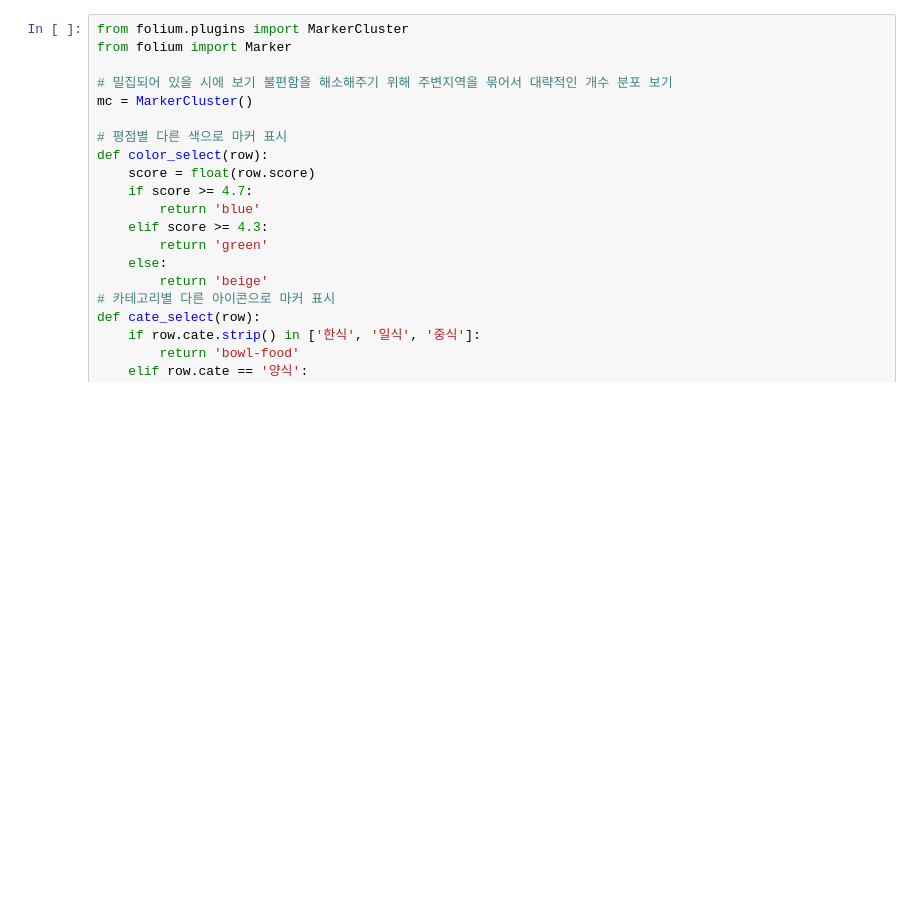
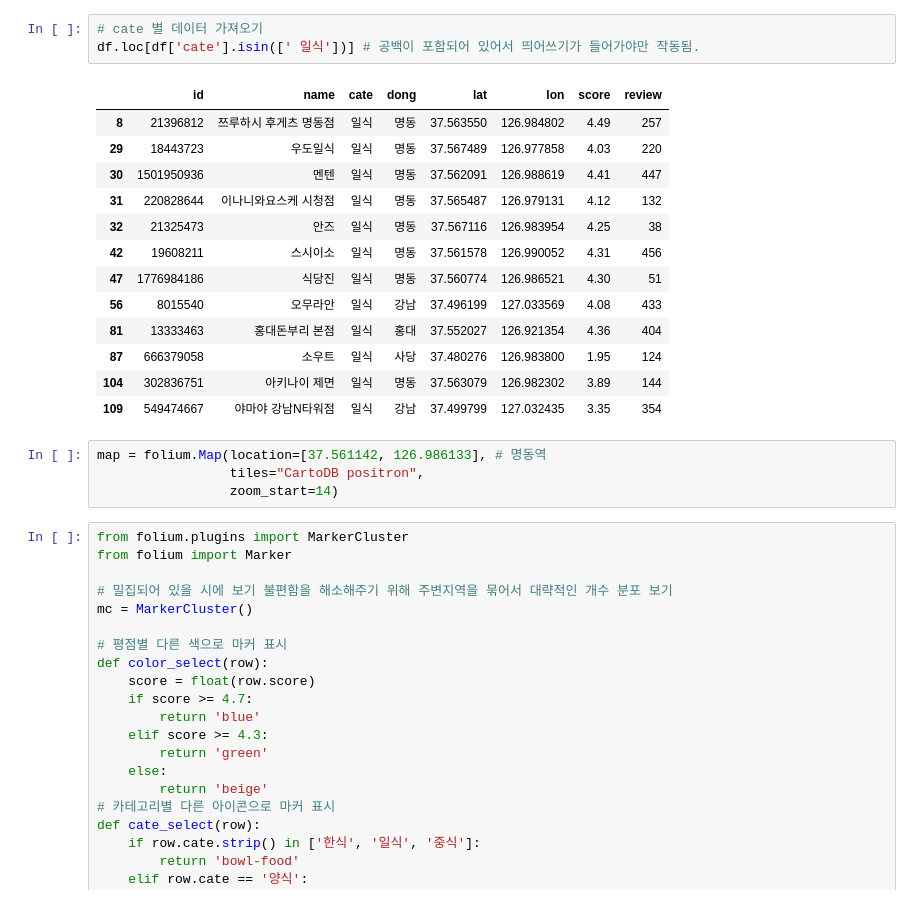
Before and after one commit to myeongzip/recommend_map, a Jupyter notebook: map_recommend.ipynb, the cells around one changed output. Cells and saved outputs as stored; diff of their text form; blank space fills up the shorter version.

```diff
--- a/map_recommend.ipynb
+++ b/map_recommend.ipynb
@@ -18,3 +67,24 @@ map = folium.Map(location=[37.561142, 126.986133], # 명동역
+# %%
+# cate 별 데이터 가져오기
+df.loc[df['cate'].isin([' 일식'])] # 공백이 포함되어 있어서 띄어쓰기가 들어가야만 작동됨.
+# %% [output]
+|  | id | name | cate | dong | lat | lon | score | review |
+| 8 | 21396812 | 쯔루하시 후게츠 명동점 | 일식 | 명동 | 37.563550 | 126.984802 | 4.49 | 257 |
+| 29 | 18443723 | 우도일식 | 일식 | 명동 | 37.567489 | 126.977858 | 4.03 | 220 |
+| 30 | 1501950936 | 멘텐 | 일식 | 명동 | 37.562091 | 126.988619 | 4.41 | 447 |
+| 31 | 220828644 | 이나니와요스케 시청점 | 일식 | 명동 | 37.565487 | 126.979131 | 4.12 | 132 |
+| 32 | 21325473 | 안즈 | 일식 | 명동 | 37.567116 | 126.983954 | 4.25 | 38 |
+| 42 | 19608211 | 스시이소 | 일식 | 명동 | 37.561578 | 126.990052 | 4.31 | 456 |
+| 47 | 1776984186 | 식당진 | 일식 | 명동 | 37.560774 | 126.986521 | 4.30 | 51 |
+| 56 | 8015540 | 오무라안 | 일식 | 강남 | 37.496199 | 127.033569 | 4.08 | 433 |
+| 81 | 13333463 | 홍대돈부리 본점 | 일식 | 홍대 | 37.552027 | 126.921354 | 4.36 | 404 |
+| 87 | 666379058 | 소우트 | 일식 | 사당 | 37.480276 | 126.983800 | 1.95 | 124 |
+| 104 | 302836751 | 아키나이 제면 | 일식 | 명동 | 37.563079 | 126.982302 | 3.89 | 144 |
+| 109 | 549474667 | 야마야 강남N타워점 | 일식 | 강남 | 37.499799 | 127.032435 | 3.35 | 354 |
+# %%
+map = folium.Map(location=[37.561142, 126.986133], # 명동역
+                 tiles="CartoDB positron",
+                 zoom_start=14)
 # %%
 from folium.plugins import MarkerCluster
 from folium import Marker
```
Also changed, not shown: parts of 4 cells of this notebook.
